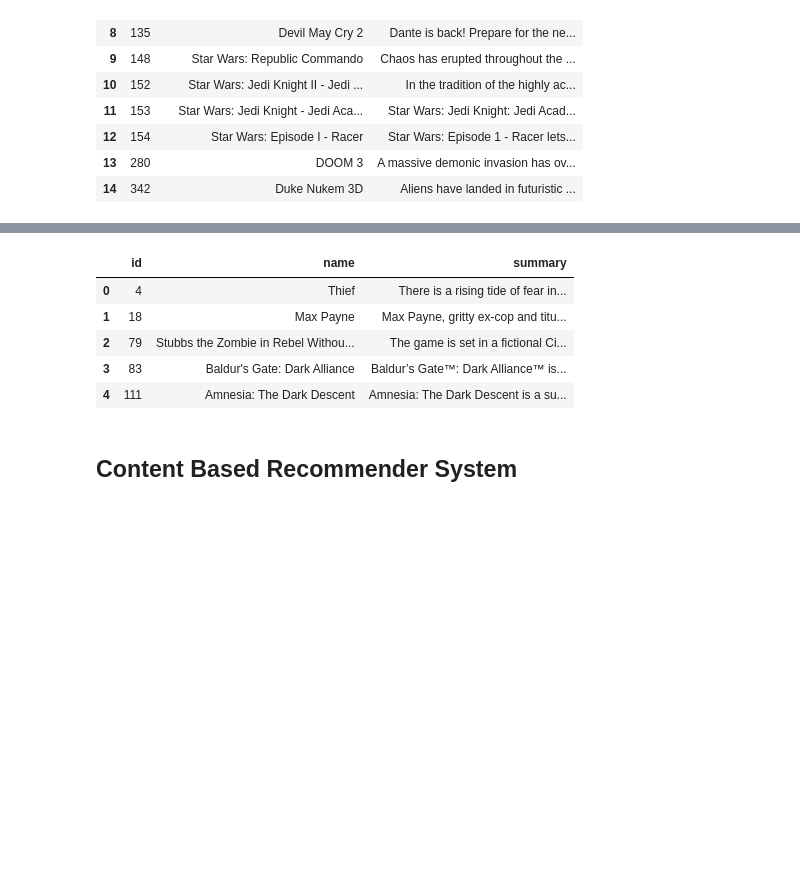
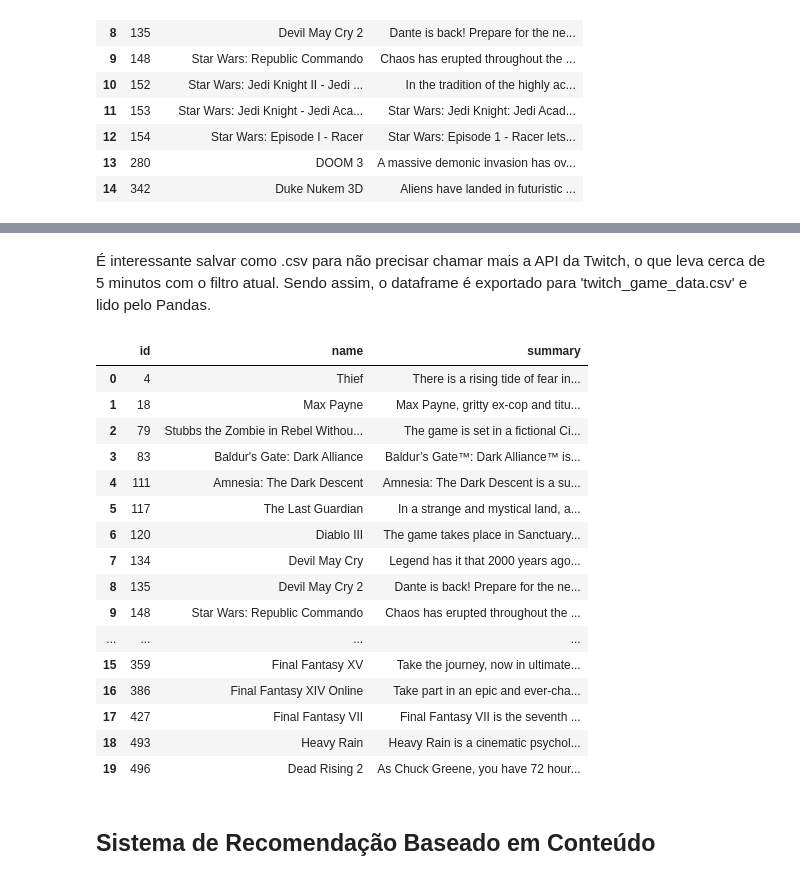
Before and after one commit to Marcostbo/game-recommender, a Jupyter notebook: game_recommender.ipynb, the cells around one changed output, grey strips where cells are left out. Cells and saved outputs as stored; diff of their text form; code cells hidden in the pictures; blank space fills up the shorter version.

```diff
--- a/game_recommender.ipynb
+++ b/game_recommender.ipynb
@@ -176 +211,3 @@ new_game_df[new_game_df['name'].str.contains("Batman")]
+# %% [markdown]
+É interessante salvar como .csv para não precisar chamar mais a API da Twitch, o que leva cerca de 5 minutos com o filtro atual. Sendo assim, o dataframe é exportado para 'twitch_game_data.csv' e lido pelo Pandas.
 # %%
@@ -178,14 +215,25 @@ new_game_df.to_csv('new_game_data.csv')
 # %%
-game_df = pd.read_csv('new_game_data.csv')
+game_df = pd.read_csv('twitch_game_data.csv')
 game_df = game_df.drop(columns='Unnamed: 0')
 # %%
-game_df.head()
+game_df.head(20)
 # %% [output]
 |  | id | name | summary |
 | 0 | 4 | Thief | There is a rising tide of fear in... |
 | 1 | 18 | Max Payne | Max Payne, gritty ex-cop and titu... |
 | 2 | 79 | Stubbs the Zombie in Rebel Withou... | The game is set in a fictional Ci... |
 | 3 | 83 | Baldur's Gate: Dark Alliance | Baldur’s Gate™: Dark Alliance™ is... |
 | 4 | 111 | Amnesia: The Dark Descent | Amnesia: The Dark Descent is a su... |
+| 5 | 117 | The Last Guardian | In a strange and mystical land, a... |
+| 6 | 120 | Diablo III | The game takes place in Sanctuary... |
+| 7 | 134 | Devil May Cry | Legend has it that 2000 years ago... |
+| 8 | 135 | Devil May Cry 2 | Dante is back! Prepare for the ne... |
+| 9 | 148 | Star Wars: Republic Commando | Chaos has erupted throughout the ... |
+| ... | ... | ... | ... |
+| 15 | 359 | Final Fantasy XV | Take the journey, now in ultimate... |
+| 16 | 386 | Final Fantasy XIV Online | Take part in an epic and ever-cha... |
+| 17 | 427 | Final Fantasy VII | Final Fantasy VII is the seventh ... |
+| 18 | 493 | Heavy Rain | Heavy Rain is a cinematic psychol... |
+| 19 | 496 | Dead Rising 2 | As Chuck Greene, you have 72 hour... |
 # %% [markdown]
-## Content Based Recommender System
+## Sistema de Recomendação Baseado em Conteúdo
```
Also changed, not shown: parts of 37 cells of this notebook, 3 other files.
